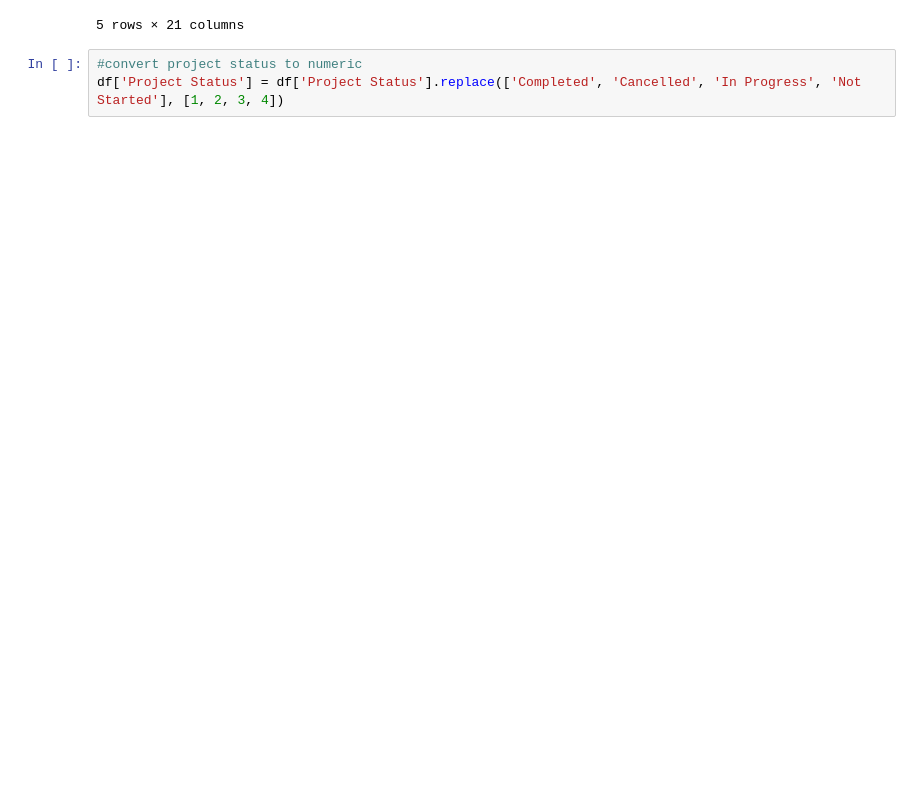
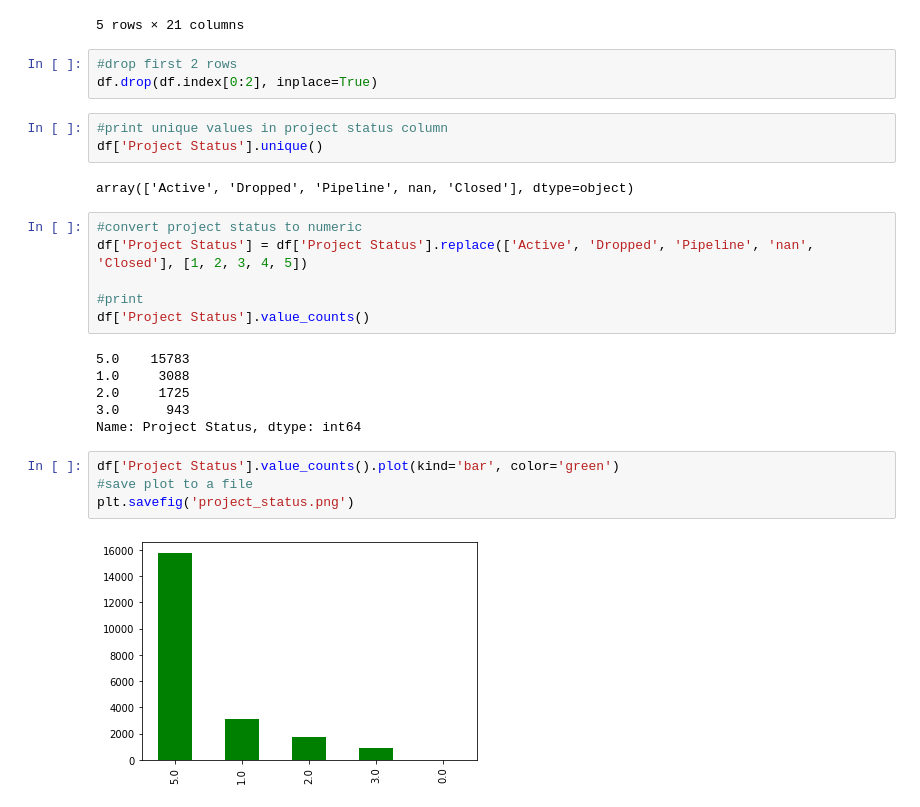
Before and after one commit to anjaliagarwal152615/world-bank-data-analysis-, a Jupyter notebook: world_bank.ipynb, the cells around one changed output. Cells and saved outputs as stored; diff of their text form; blank space fills up the shorter version.

Commit message:
plots added

```diff
--- a/world_back.ipynb
+++ b/world_bank.ipynb
@@ -73,6 +73,29 @@ df.head()
 | 3 | P252338 | East Asia and Pacific | Democratic Republic of Timor-Leste | Active | Bank Approved | Road Climate Resilience Project S... | ... |
 | 4 | P252337 | Eastern and Southern Africa | Republic of Kenya | Dropped | Concept Review | Kenya Devolution and Service Deli... | ... |
 5 rows × 21 columns
+# %%
+#drop first 2 rows
+df.drop(df.index[0:2], inplace=True)
+# %%
+#print unique values in project status column
+df['Project Status'].unique()
+# %% [output]
+array(['Active', 'Dropped', 'Pipeline', nan, 'Closed'], dtype=object)
 # %%
 #convert project status to numeric
-df['Project Status'] = df['Project Status'].replace(['Completed', 'Cancelled', 'In Progress', 'Not Started'], [1, 2, 3, 4])
+df['Project Status'] = df['Project Status'].replace(['Active', 'Dropped', 'Pipeline', 'nan', 'Closed'], [1, 2, 3, 4, 5])
+
+#print
+df['Project Status'].value_counts()
+# %% [output]
+5.0    15783
+1.0     3088
+2.0     1725
+3.0      943
+Name: Project Status, dtype: int64
+# %%
+df['Project Status'].value_counts().plot(kind='bar', color='green')
+#save plot to a file
+plt.savefig('project_status.png')
+# %% [output]
+[figure, added]
```
Also changed, not shown: parts of 7 cells of this notebook.
